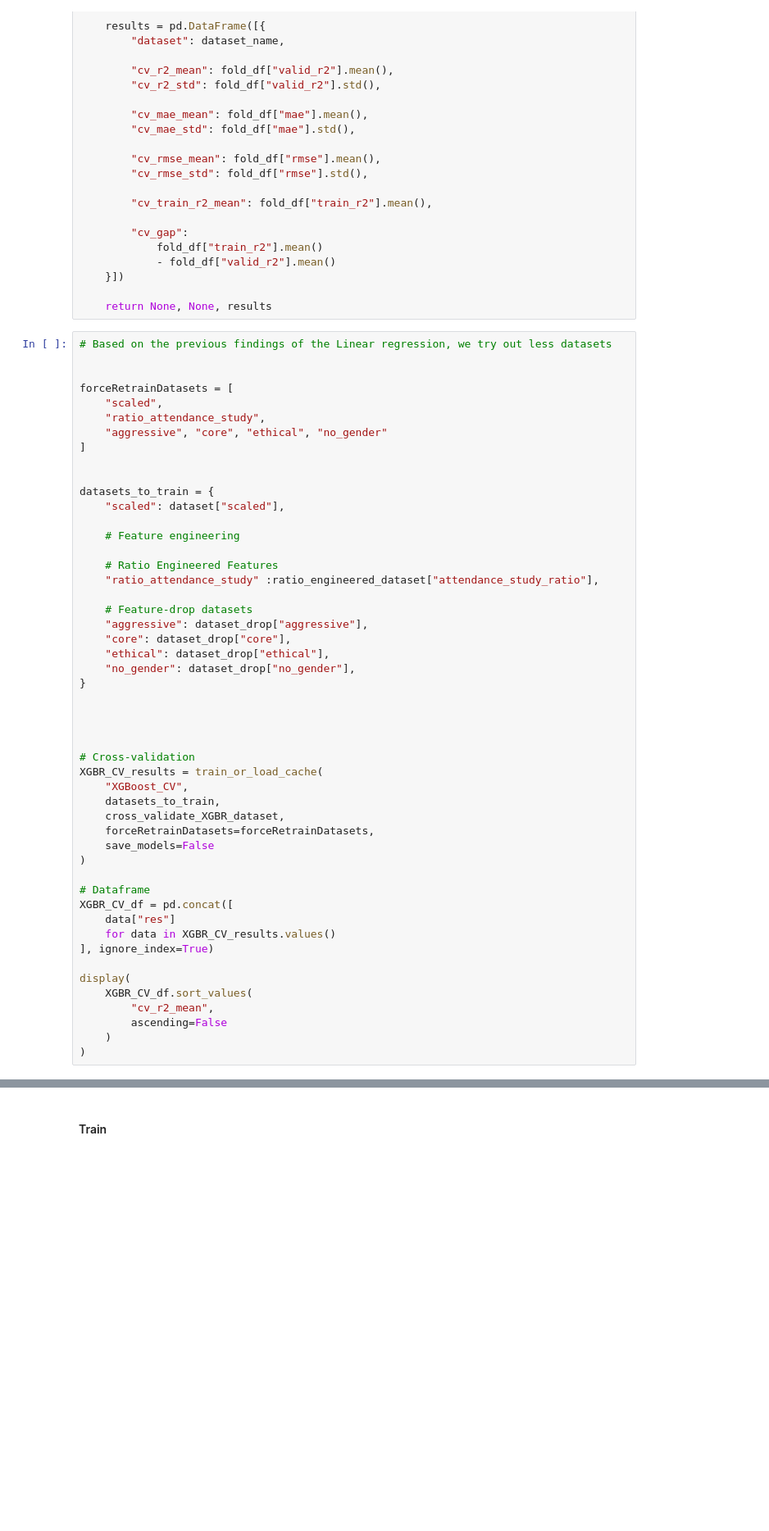
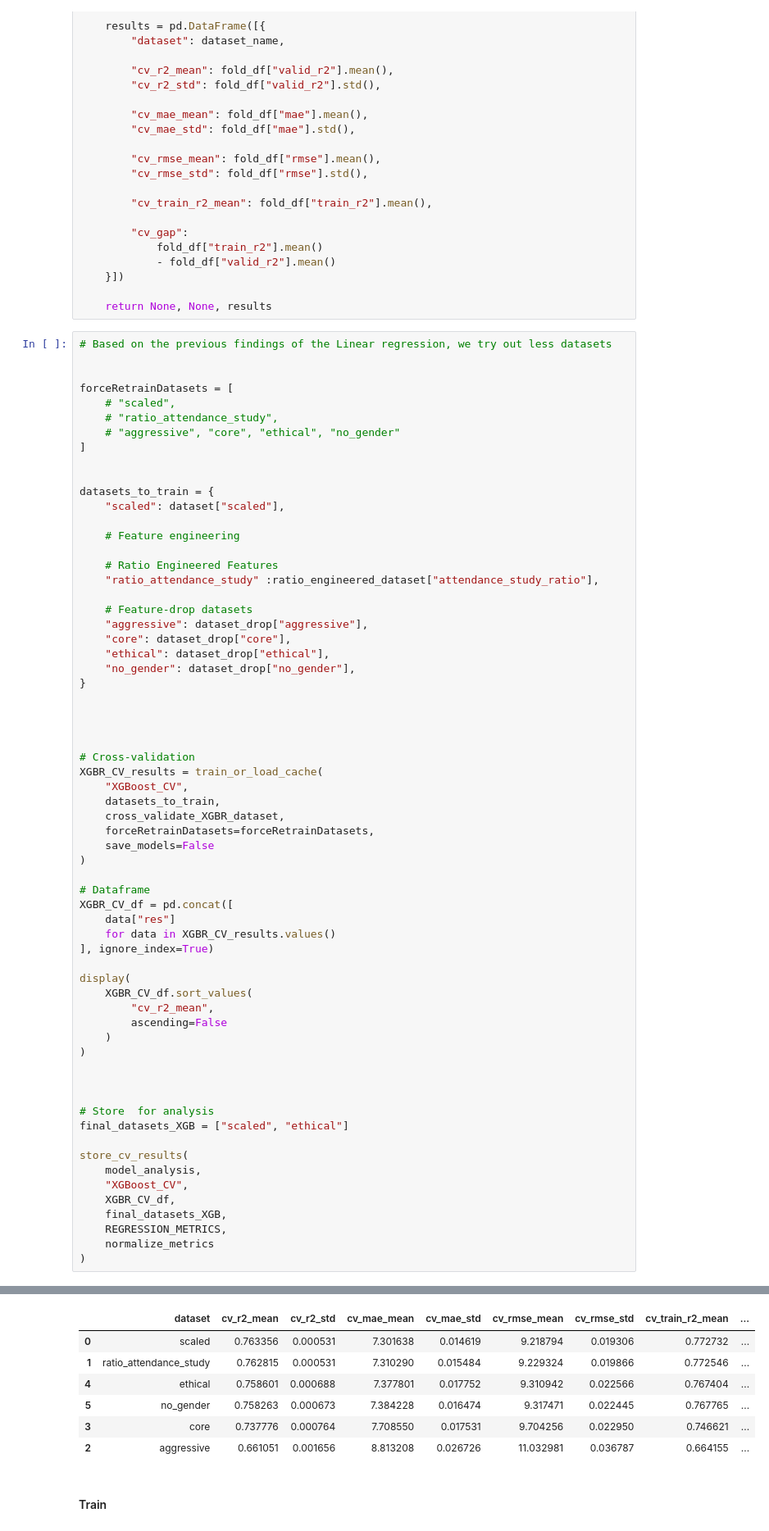
Before and after one commit to Muten-Roshi-Sama/MachineLearningLabs_4eiai40, a Jupyter notebook: Project2026/failure_prediction.ipynb, the cells around one changed output, grey strips where cells are left out. Shown at 82% size. Drawn from its saved outputs; the diff is of its cells as text; blank space fills up the shorter version.

```diff
--- a/Project2026/failure_prediction.ipynb
+++ b/Project2026/failure_prediction.ipynb
@@ -3015,9 +3120,9 @@ def cross_validate_XGBR_dataset(
 
 
 forceRetrainDatasets = [
-    "scaled",
-    "ratio_attendance_study",
-    "aggressive", "core", "ethical", "no_gender"
+    # "scaled",
+    # "ratio_attendance_study",
+    # "aggressive", "core", "ethical", "no_gender"
 ]
 
 
@@ -3060,3 +3165,18 @@ display(
         ascending=False
     )
 )
+
+
+
+# Store  for analysis
+final_datasets_XGB = ["scaled", "ethical"]
+
+store_cv_results(
+    model_analysis,
+    "XGBoost_CV",
+    XGBR_CV_df,
+    final_datasets_XGB,
+    REGRESSION_METRICS,
+    normalize_metrics
+)
+# %% [output]
@@ -3063,3 +3191,10 @@ display(
+|  | dataset | cv_r2_mean | cv_r2_std | cv_mae_mean | cv_mae_std | cv_rmse_mean | cv_rmse_std | cv_train_r2_mean | ... |
+| 0 | scaled | 0.763356 | 0.000531 | 7.301638 | 0.014619 | 9.218794 | 0.019306 | 0.772732 | ... |
+| 1 | ratio_attendance_study | 0.762815 | 0.000531 | 7.310290 | 0.015484 | 9.229324 | 0.019866 | 0.772546 | ... |
+| 4 | ethical | 0.758601 | 0.000688 | 7.377801 | 0.017752 | 9.310942 | 0.022566 | 0.767404 | ... |
+| 5 | no_gender | 0.758263 | 0.000673 | 7.384228 | 0.016474 | 9.317471 | 0.022445 | 0.767765 | ... |
+| 3 | core | 0.737776 | 0.000764 | 7.708550 | 0.017531 | 9.704256 | 0.022950 | 0.746621 | ... |
+| 2 | aggressive | 0.661051 | 0.001656 | 8.813208 | 0.026726 | 11.032981 | 0.036787 | 0.664155 | ... |
 # %% [markdown]
 #### Train
 # %%
```
Also changed, not shown: parts of 41 cells of this notebook, 1 other file.
